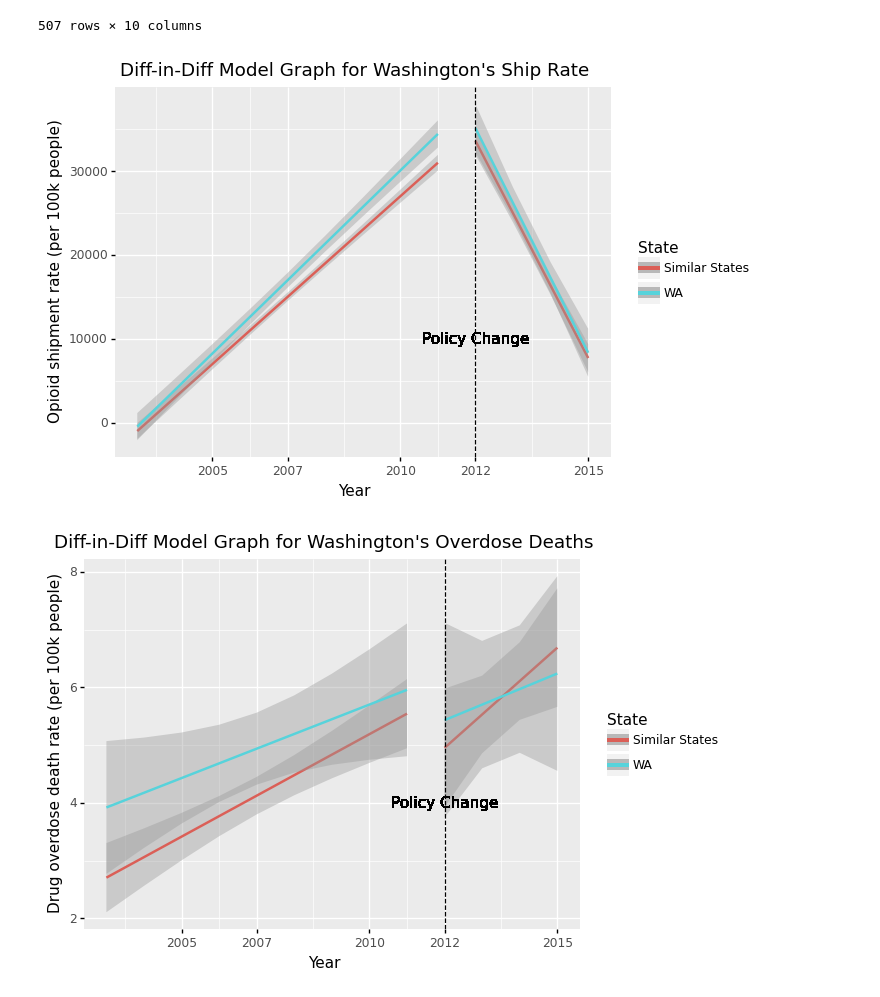
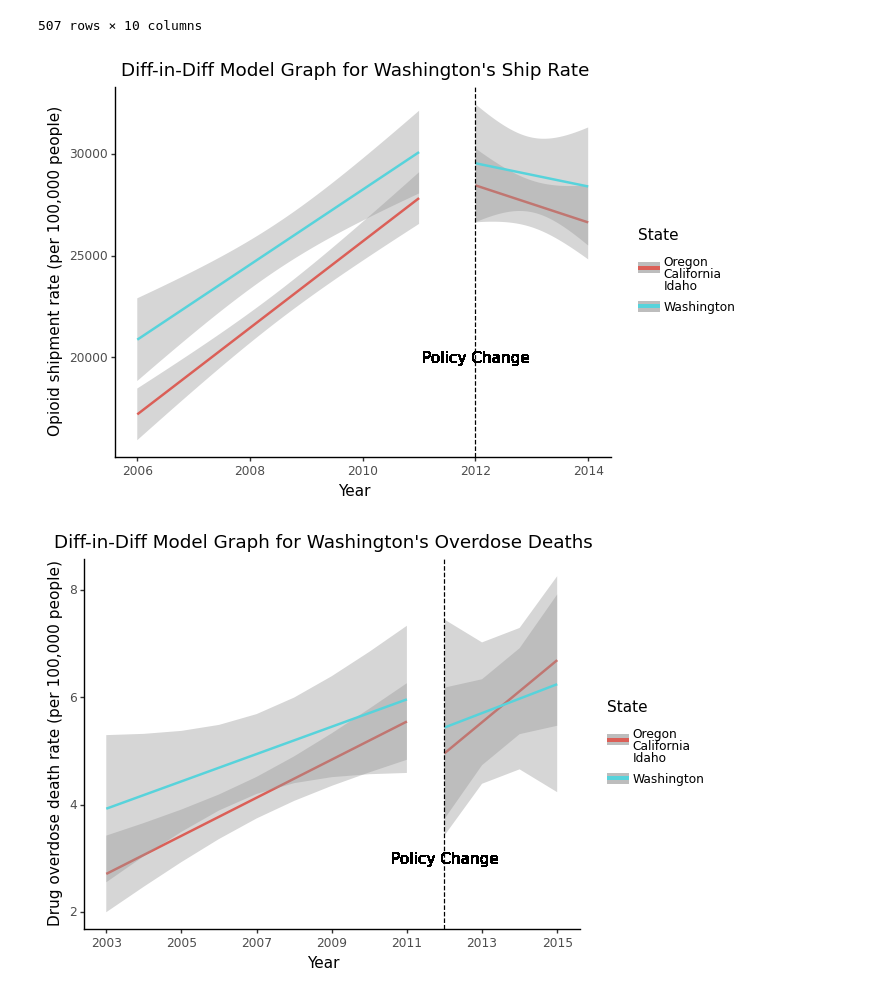
Before and after one commit to Yer1k/opioid_causal_inference, a Jupyter notebook: 10_code/diff-in-diff_analysis.ipynb, the cells around one changed output. Drawn from its saved outputs; the diff is of its cells as text; code cells hidden in the pictures.

Commit message:
standardized all the plots

```diff
--- a/10_code/diff-in-diff_analysis.ipynb
+++ b/10_code/diff-in-diff_analysis.ipynb
@@ -232,7 +239,9 @@ washington_df[washington_df["state"] == "ID"]
 | 5329 | WASHINGTON COUNTY, ID | ID | 2015 | 16087 | 160872015 | 0.0 | 0.0 | 10198 | 0.000000 | ... |
 572 rows × 10 columns
 # %%
-washington_df["state"] = washington_df["state"].replace(dict.fromkeys(states_washington, 'Similar States'))
+washington_df["state"] = washington_df["state"].replace(
+    dict.fromkeys(states_washington, "Similar States")
+)
 washington_df[washington_df["state"] == "WA"]
 # %% [output]
 |  | county_name | state | year | fips | merge_key | drug_deaths | drug_quantity | population | death_rate | ... |
@@ -251,29 +260,34 @@ washington_df[washington_df["state"] == "WA"]
 # %%
 washington_shiprate = (
     ggplot(
         washington_df,
         aes(x="year", y="ship_rate", color="state"),
     )
     + geom_smooth(
         method="lm", data=washington_df[washington_df["year"] < 2012], level=0.9
     )
     + geom_smooth(
         method="lm", data=washington_df[washington_df["year"] >= 2012], level=0.9
     )
-    + scale_x_continuous(breaks = [2002, 2005, 2007, 2010, 2012, 2015])
+    # + scale_x_continuous(breaks=[2002, 2005, 2007, 2010, 2012, 2015])
     + geom_vline(xintercept=2012, linetype="dashed")
-    + geom_text(x=2012, y=10000, label="Policy Change", color="black")
+    + geom_text(x=2012, y=20000, label="Policy Change", color="black")
+    + theme_classic()
     + labs(
         title="Diff-in-Diff Model Graph for Washington's Ship Rate",
-        y="Opioid shipment rate (per 100k people)",
+        y="Opioid shipment rate (per 100,000 people)",
         x="Year",
         color="State",
     )
     + theme(legend_position="right")
+    + xlim(2006, 2014)
+    + scale_color_discrete(
+        labels=[f"\nOregon\nCalifornia\nIdaho", "Washington"]
+    )  # "OR", "CA", "ID"
 )
 print(washington_shiprate)
 # %% [output]
-[figure, old version]
+[figure, new version]
 # %%
 washington_deaths = (
     ggplot(
@@ -286,17 +300,21 @@ washington_deaths = (
     + geom_smooth(
         method="lm", data=washington_df[washington_df["year"] >= 2012], level=0.9
     )
-    + scale_x_continuous(breaks = [2002, 2005, 2007, 2010, 2012, 2015])
+    + scale_x_continuous(breaks=[2003, 2005, 2007, 2009, 2011, 2013, 2015])
     + geom_vline(xintercept=2012, linetype="dashed")
-    + geom_text(x=2012, y=4, label="Policy Change", color="black")
+    + geom_text(x=2012, y=3, label="Policy Change", color="black")
+    + theme_classic()
     + labs(
         title="Diff-in-Diff Model Graph for Washington's Overdose Deaths",
-        y="Drug overdose death rate (per 100k people)",
+        y="Drug overdose death rate (per 100,000 people)",
         x="Year",
         color="State",
     )
     + theme(legend_position="right")
+    + scale_color_discrete(
+        labels=[f"\nOregon\nCalifornia\nIdaho", "Washington"]
+    )  # "OR", "CA", "ID"
 )
 print(washington_deaths)
 # %% [output]
-[figure, old version]
+[figure, new version]
```
Also changed, not shown: parts of 7 cells of this notebook.
